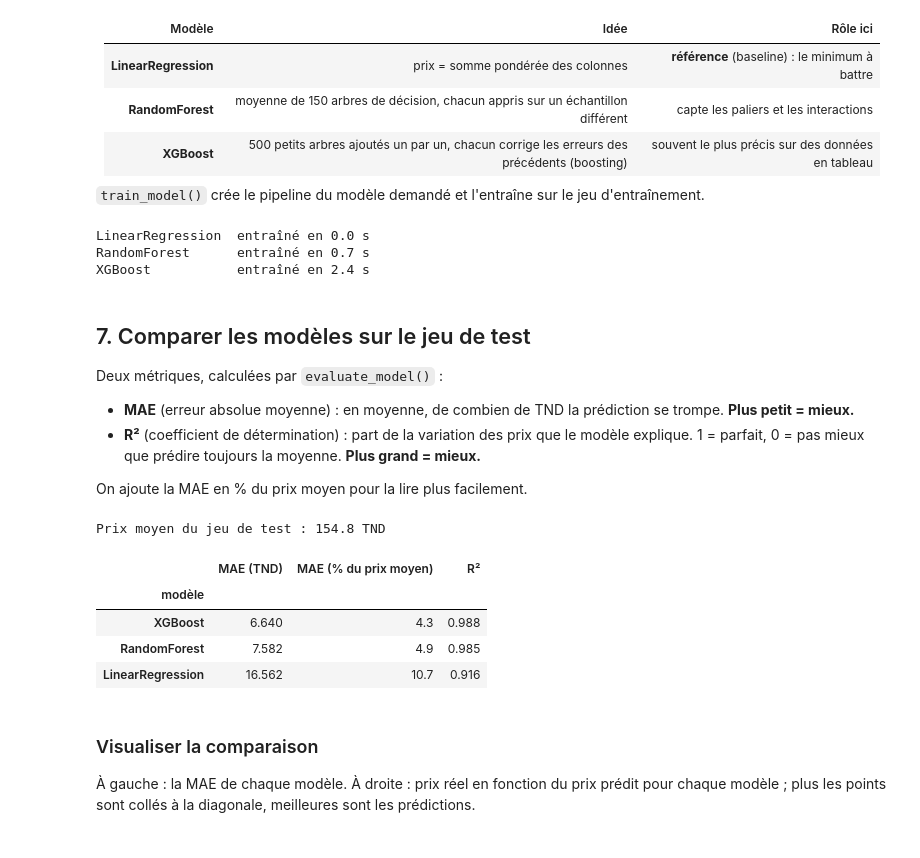
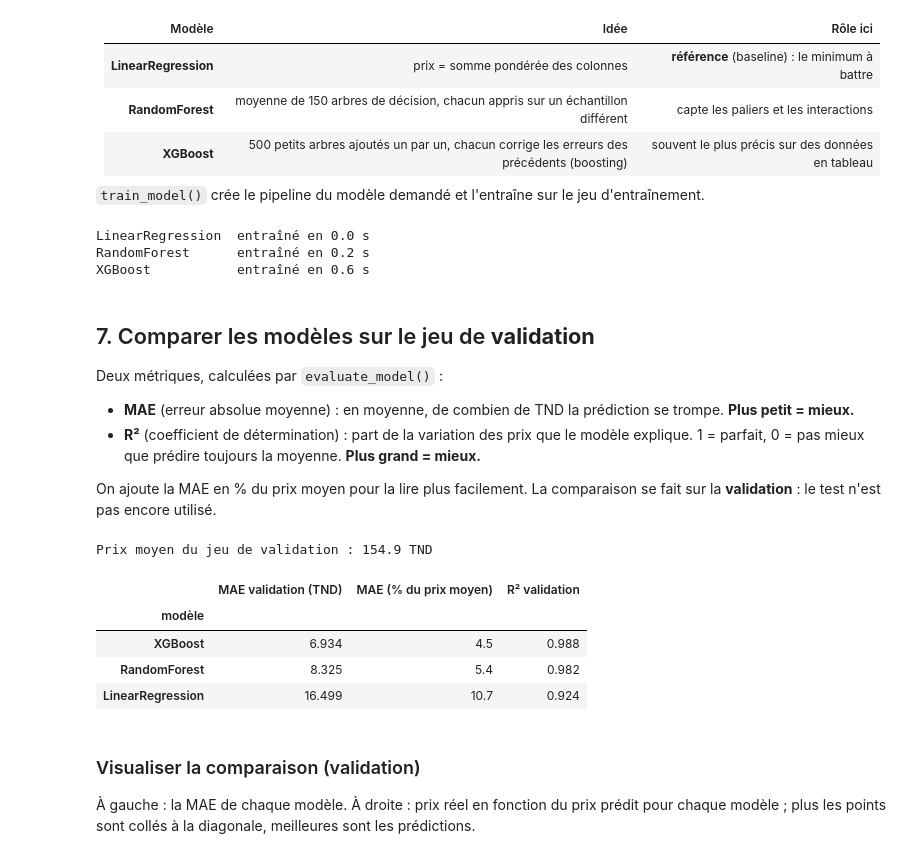
Before and after one commit to seddik123ss/location-voitures, a Jupyter notebook: services/ml-service/notebooks/price_model_training.ipynb, the cells around one changed output. Cells and saved outputs as stored; diff of their text form; code cells hidden in the pictures.

```diff
--- a/services/ml-service/notebooks/price_model_training.ipynb
+++ b/services/ml-service/notebooks/price_model_training.ipynb
@@ -215,0 +221,8 @@ Test         : 2000 réservations
+# %%
+data_splits = model_training.split_train_validation_test(feature_table)
+train_features, train_prices = data_splits["train"]
+validation_features, validation_prices = data_splits["validation"]
+test_features, test_prices = data_splits["test"]
+
+for split_name, (split_features, _) in data_splits.items():
+    print(f"{split_name:<10} : {len(split_features)} réservations ({100 * len(split_features) / len(feature_table):.0f} %)")
@@ -269,10 +286,10 @@ for model_name in model_training.CANDIDATE_MODELS:
     print(f"{model_name:<17} entraîné en {time.perf_counter() - start_time:.1f} s")
 # %% [output]
 LinearRegression  entraîné en 0.0 s
-RandomForest      entraîné en 0.7 s
-XGBoost           entraîné en 2.4 s
+RandomForest      entraîné en 0.2 s
+XGBoost           entraîné en 0.6 s
 # %% [markdown]
-## 7. Comparer les modèles sur le jeu de test
+## 7. Comparer les modèles sur le jeu de **validation**
 
 Deux métriques, calculées par `evaluate_model()` :
 - **MAE** (erreur absolue moyenne) : en moyenne, de combien de TND la prédiction se trompe. **Plus petit = mieux.**
@@ -280,30 +297,31 @@ Deux métriques, calculées par `evaluate_model()` :
   1 = parfait, 0 = pas mieux que prédire toujours la moyenne. **Plus grand = mieux.**
 
 On ajoute la MAE en % du prix moyen pour la lire plus facilement.
+La comparaison se fait sur la **validation** : le test n'est pas encore utilisé.
 # %%
-average_test_price = test_prices.mean()
+average_validation_price = validation_prices.mean()
 comparison_rows = []
 for model_name, pipeline in trained_pipelines.items():
-    metrics = model_training.evaluate_model(pipeline, test_features, test_prices)
+    validation_metrics = model_training.evaluate_model(pipeline, validation_features, validation_prices)
     comparison_rows.append({
         "modèle": model_name,
-        "MAE (TND)": metrics["mae"],
-        "MAE (% du prix moyen)": round(100 * metrics["mae"] / average_test_price, 1),
-        "R²": metrics["r2"],
+        "MAE validation (TND)": validation_metrics["mae"],
+        "MAE (% du prix moyen)": round(100 * validation_metrics["mae"] / average_validation_price, 1),
+        "R² validation": validation_metrics["r2"],
     })
 
-model_comparison = pd.DataFrame(comparison_rows).set_index("modèle").sort_values("MAE (TND)")
-print(f"Prix moyen du jeu de test : {average_test_price:.1f} TND")
+model_comparison = pd.DataFrame(comparison_rows).set_index("modèle").sort_values("MAE validation (TND)")
+print(f"Prix moyen du jeu de validation : {average_validation_price:.1f} TND")
 model_comparison
 # %% [output]
-Prix moyen du jeu de test : 154.8 TND
+Prix moyen du jeu de validation : 154.9 TND
-|  | MAE (TND) | MAE (% du prix moyen) | R² |
+|  | MAE validation (TND) | MAE (% du prix moyen) | R² validation |
 | modèle |  |  |  |
-| XGBoost | 6.640 | 4.3 | 0.988 |
-| RandomForest | 7.582 | 4.9 | 0.985 |
-| LinearRegression | 16.562 | 10.7 | 0.916 |
+| XGBoost | 6.934 | 4.5 | 0.988 |
+| RandomForest | 8.325 | 5.4 | 0.982 |
+| LinearRegression | 16.499 | 10.7 | 0.924 |
 # %% [markdown]
-### Visualiser la comparaison
+### Visualiser la comparaison (validation)
 
 À gauche : la MAE de chaque modèle. À droite : prix réel en fonction du prix prédit pour chaque modèle ;
 plus les points sont collés à la diagonale, meilleures sont les prédictions.
```
Also changed, not shown: parts of 19 cells of this notebook, 4 other files.
